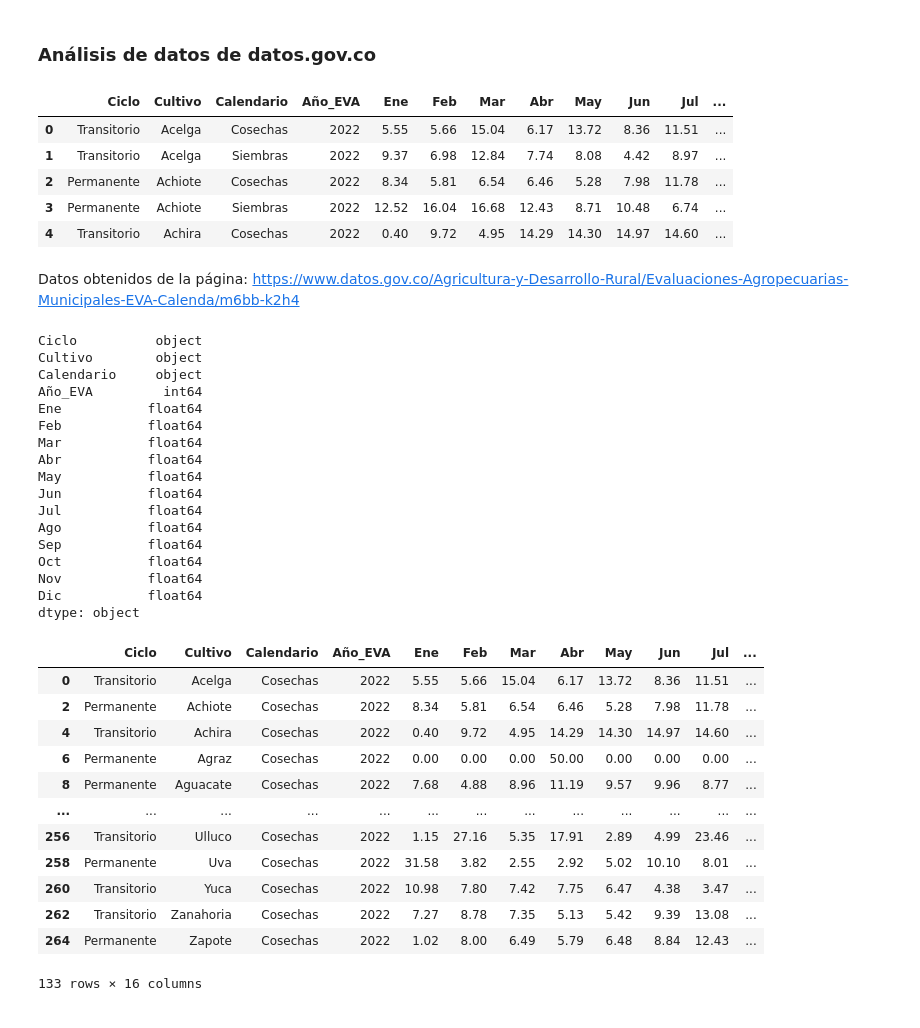
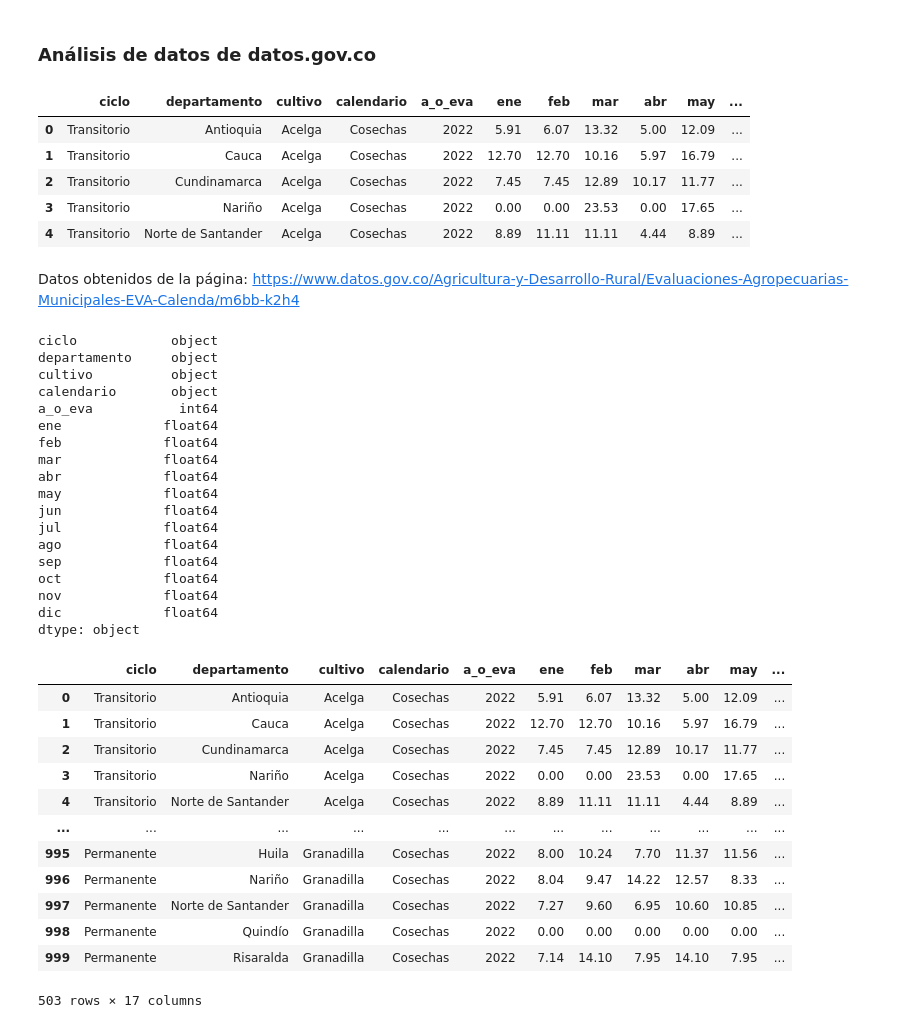
Before and after one commit to kellysolanomt/MetNumUN2024I, a Jupyter notebook: Lab2/ksolanoc_Lab2.ipynb, the cells around one changed output. Saved outputs shown, nothing was run; the diff lists cells and outputs as text; code cells hidden in the pictures.

```diff
--- a/Lab2/ksolanoc_Lab2.ipynb
+++ b/Lab2/ksolanoc_Lab2.ipynb
@@ -1848,56 +1848,57 @@ ax.set_xticklabels(ax.get_xticklabels(), rotation=45);
 # %% [markdown]
 ### Análisis de datos de datos.gov.co
 # %%
-datos_eva_agro = pd.read_csv('Ev_Agropecuarias_Municipales___EVA._Calendario_Nacional_de_Siembras_y_Cosechas_20240217.csv')
+datos_eva_agro = pd.read_csv('https://www.datos.gov.co/resource/m6bb-k2h4.csv')
 datos_eva_agro.head()
 # %% [output]
-|  | Ciclo | Cultivo | Calendario | Año_EVA | Ene | Feb | Mar | Abr | May | Jun | Jul | ... |
-| 0 | Transitorio | Acelga | Cosechas | 2022 | 5.55 | 5.66 | 15.04 | 6.17 | 13.72 | 8.36 | 11.51 | ... |
-| 1 | Transitorio | Acelga | Siembras | 2022 | 9.37 | 6.98 | 12.84 | 7.74 | 8.08 | 4.42 | 8.97 | ... |
-| 2 | Permanente | Achiote | Cosechas | 2022 | 8.34 | 5.81 | 6.54 | 6.46 | 5.28 | 7.98 | 11.78 | ... |
-| 3 | Permanente | Achiote | Siembras | 2022 | 12.52 | 16.04 | 16.68 | 12.43 | 8.71 | 10.48 | 6.74 | ... |
-| 4 | Transitorio | Achira | Cosechas | 2022 | 0.40 | 9.72 | 4.95 | 14.29 | 14.30 | 14.97 | 14.60 | ... |
+|  | ciclo | departamento | cultivo | calendario | a_o_eva | ene | feb | mar | abr | may | ... |
+| 0 | Transitorio | Antioquia | Acelga | Cosechas | 2022 | 5.91 | 6.07 | 13.32 | 5.00 | 12.09 | ... |
+| 1 | Transitorio | Cauca | Acelga | Cosechas | 2022 | 12.70 | 12.70 | 10.16 | 5.97 | 16.79 | ... |
+| 2 | Transitorio | Cundinamarca | Acelga | Cosechas | 2022 | 7.45 | 7.45 | 12.89 | 10.17 | 11.77 | ... |
+| 3 | Transitorio | Nariño | Acelga | Cosechas | 2022 | 0.00 | 0.00 | 23.53 | 0.00 | 17.65 | ... |
+| 4 | Transitorio | Norte de Santander | Acelga | Cosechas | 2022 | 8.89 | 11.11 | 11.11 | 4.44 | 8.89 | ... |
 # %% [markdown]
 Datos obtenidos de la página: https://www.datos.gov.co/Agricultura-y-Desarrollo-Rural/Evaluaciones-Agropecuarias-Municipales-EVA-Calenda/m6bb-k2h4
 # %%
 datos_eva_agro.dtypes
 # %% [output]
-Ciclo          object
-Cultivo        object
-Calendario     object
-Año_EVA         int64
-Ene           float64
-Feb           float64
-Mar           float64
-Abr           float64
-May           float64
-Jun           float64
-Jul           float64
-Ago           float64
-Sep           float64
-Oct           float64
-Nov           float64
-Dic           float64
+ciclo            object
+departamento     object
+cultivo          object
+calendario       object
+a_o_eva           int64
+ene             float64
+feb             float64
+mar             float64
+abr             float64
+may             float64
+jun             float64
+jul             float64
+ago             float64
+sep             float64
+oct             float64
+nov             float64
+dic             float64
 dtype: object
 # %%
 datos_f = pd.DataFrame(datos_eva_agro)
 # %%
-cosechas = datos_eva_agro[datos_eva_agro.Calendario == 'Cosechas']
+cosechas = datos_eva_agro[datos_eva_agro.calendario == 'Cosechas']
 display(cosechas)
 # %% [output]
-|  | Ciclo | Cultivo | Calendario | Año_EVA | Ene | Feb | Mar | Abr | May | Jun | Jul | ... |
-| 0 | Transitorio | Acelga | Cosechas | 2022 | 5.55 | 5.66 | 15.04 | 6.17 | 13.72 | 8.36 | 11.51 | ... |
-| 2 | Permanente | Achiote | Cosechas | 2022 | 8.34 | 5.81 | 6.54 | 6.46 | 5.28 | 7.98 | 11.78 | ... |
-| 4 | Transitorio | Achira | Cosechas | 2022 | 0.40 | 9.72 | 4.95 | 14.29 | 14.30 | 14.97 | 14.60 | ... |
-| 6 | Permanente | Agraz | Cosechas | 2022 | 0.00 | 0.00 | 0.00 | 50.00 | 0.00 | 0.00 | 0.00 | ... |
-| 8 | Permanente | Aguacate | Cosechas | 2022 | 7.68 | 4.88 | 8.96 | 11.19 | 9.57 | 9.96 | 8.77 | ... |
-| ... | ... | ... | ... | ... | ... | ... | ... | ... | ... | ... | ... | ... |
-| 256 | Transitorio | Ulluco | Cosechas | 2022 | 1.15 | 27.16 | 5.35 | 17.91 | 2.89 | 4.99 | 23.46 | ... |
-| 258 | Permanente | Uva | Cosechas | 2022 | 31.58 | 3.82 | 2.55 | 2.92 | 5.02 | 10.10 | 8.01 | ... |
-| 260 | Transitorio | Yuca | Cosechas | 2022 | 10.98 | 7.80 | 7.42 | 7.75 | 6.47 | 4.38 | 3.47 | ... |
-| 262 | Transitorio | Zanahoria | Cosechas | 2022 | 7.27 | 8.78 | 7.35 | 5.13 | 5.42 | 9.39 | 13.08 | ... |
-| 264 | Permanente | Zapote | Cosechas | 2022 | 1.02 | 8.00 | 6.49 | 5.79 | 6.48 | 8.84 | 12.43 | ... |
+|  | ciclo | departamento | cultivo | calendario | a_o_eva | ene | feb | mar | abr | may | ... |
+| 0 | Transitorio | Antioquia | Acelga | Cosechas | 2022 | 5.91 | 6.07 | 13.32 | 5.00 | 12.09 | ... |
+| 1 | Transitorio | Cauca | Acelga | Cosechas | 2022 | 12.70 | 12.70 | 10.16 | 5.97 | 16.79 | ... |
+| 2 | Transitorio | Cundinamarca | Acelga | Cosechas | 2022 | 7.45 | 7.45 | 12.89 | 10.17 | 11.77 | ... |
+| 3 | Transitorio | Nariño | Acelga | Cosechas | 2022 | 0.00 | 0.00 | 23.53 | 0.00 | 17.65 | ... |
+| 4 | Transitorio | Norte de Santander | Acelga | Cosechas | 2022 | 8.89 | 11.11 | 11.11 | 4.44 | 8.89 | ... |
+| ... | ... | ... | ... | ... | ... | ... | ... | ... | ... | ... | ... |
+| 995 | Permanente | Huila | Granadilla | Cosechas | 2022 | 8.00 | 10.24 | 7.70 | 11.37 | 11.56 | ... |
+| 996 | Permanente | Nariño | Granadilla | Cosechas | 2022 | 8.04 | 9.47 | 14.22 | 12.57 | 8.33 | ... |
+| 997 | Permanente | Norte de Santander | Granadilla | Cosechas | 2022 | 7.27 | 9.60 | 6.95 | 10.60 | 10.85 | ... |
+| 998 | Permanente | Quindío | Granadilla | Cosechas | 2022 | 0.00 | 0.00 | 0.00 | 0.00 | 0.00 | ... |
+| 999 | Permanente | Risaralda | Granadilla | Cosechas | 2022 | 7.14 | 14.10 | 7.95 | 14.10 | 7.95 | ... |
-133 rows × 16 columns
+503 rows × 17 columns
 # %%
 import matplotlib.pyplot as plt
 cosechas_df = pd.DataFrame(cosechas)
```
Also changed, not shown: parts of 5 cells of this notebook.
